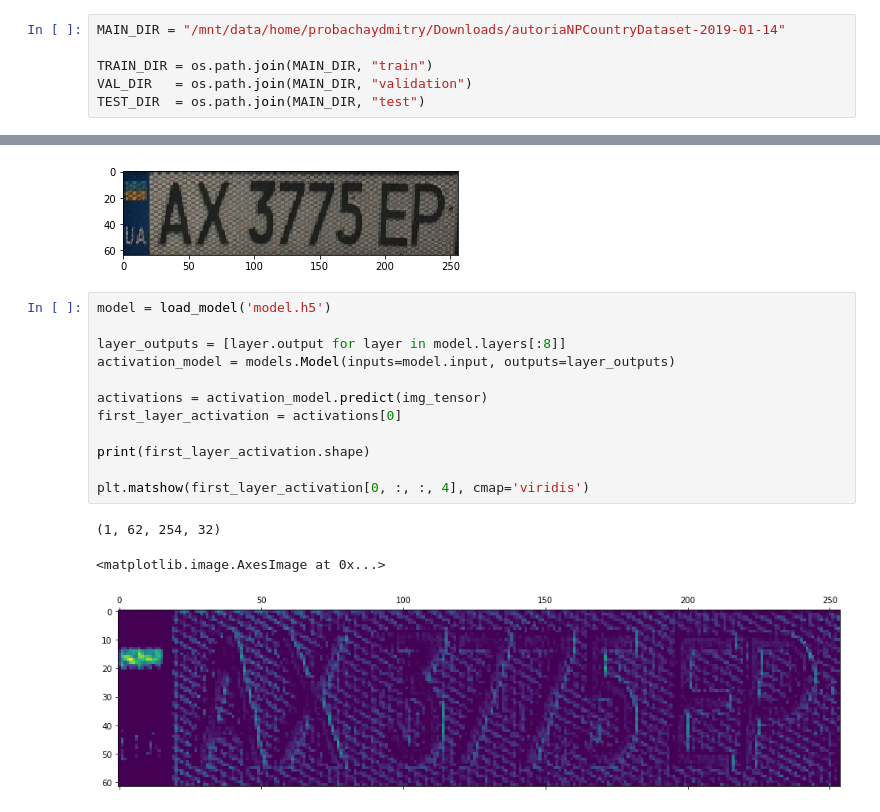
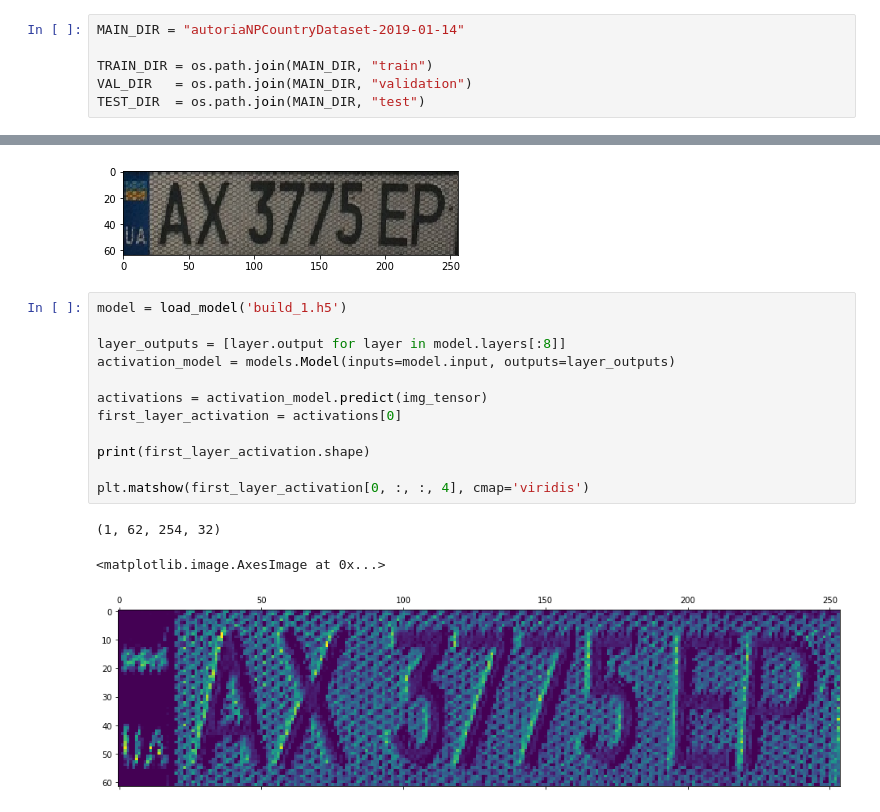
Before and after one commit to dimabendera/neurojs, a Jupyter notebook: CNNTrainExample.ipynb, the cells around one changed output, grey strips where cells are left out. Cells and saved outputs as stored; diff of their text form.

```diff
--- a/CNNTrainExample.ipynb
+++ b/CNNTrainExample.ipynb
@@ -19,7 +17,7 @@ Using TensorFlow backend.
 # %% [markdown]
 ###  Dataset you may download here https://nomeroff.net.ua/datasets/autoriaNPCountryDataset-2019-01-14.zip
 # %%
-MAIN_DIR = "/mnt/data/home/probachaydmitry/Downloads/autoriaNPCountryDataset-2019-01-14"
+MAIN_DIR = "autoriaNPCountryDataset-2019-01-14"
 
 TRAIN_DIR = os.path.join(MAIN_DIR, "train")
 VAL_DIR   = os.path.join(MAIN_DIR, "validation")
@@ -392,21 +414,21 @@ plt.show()
 (1, 64, 256, 3)
 [figure]
 # %%
-model = load_model('model.h5')
+model = load_model('build_1.h5')
 
 layer_outputs = [layer.output for layer in model.layers[:8]]
 activation_model = models.Model(inputs=model.input, outputs=layer_outputs)
 
 activations = activation_model.predict(img_tensor)
 first_layer_activation = activations[0]
 
 print(first_layer_activation.shape)
 
 plt.matshow(first_layer_activation[0, :, :, 4], cmap='viridis')
 # %% [output]
 (1, 62, 254, 32)
 <matplotlib.image.AxesImage at 0x...>
-[figure, old version]
+[figure, new version]
 # %%
 layer_names = []
 for layer in model.layers[:8]:
```
Also changed, not shown: parts of 15 cells of this notebook.
